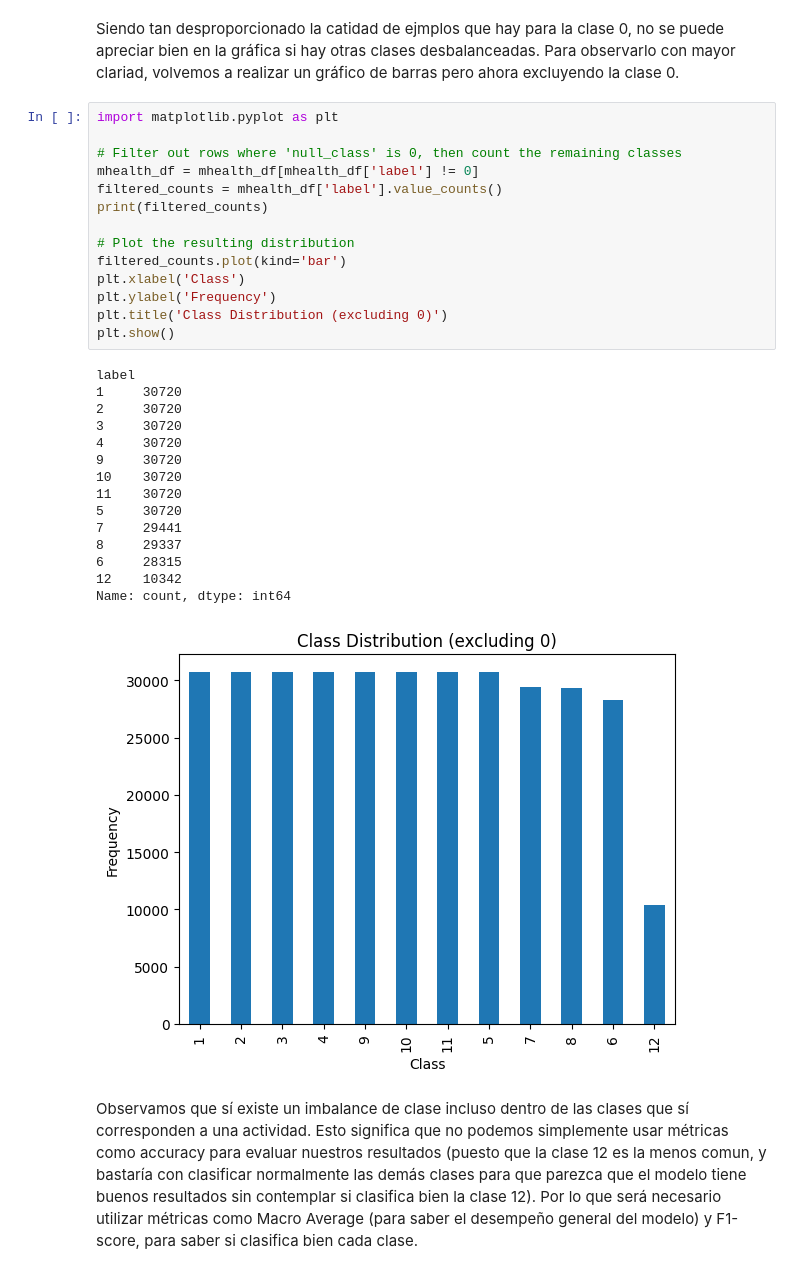
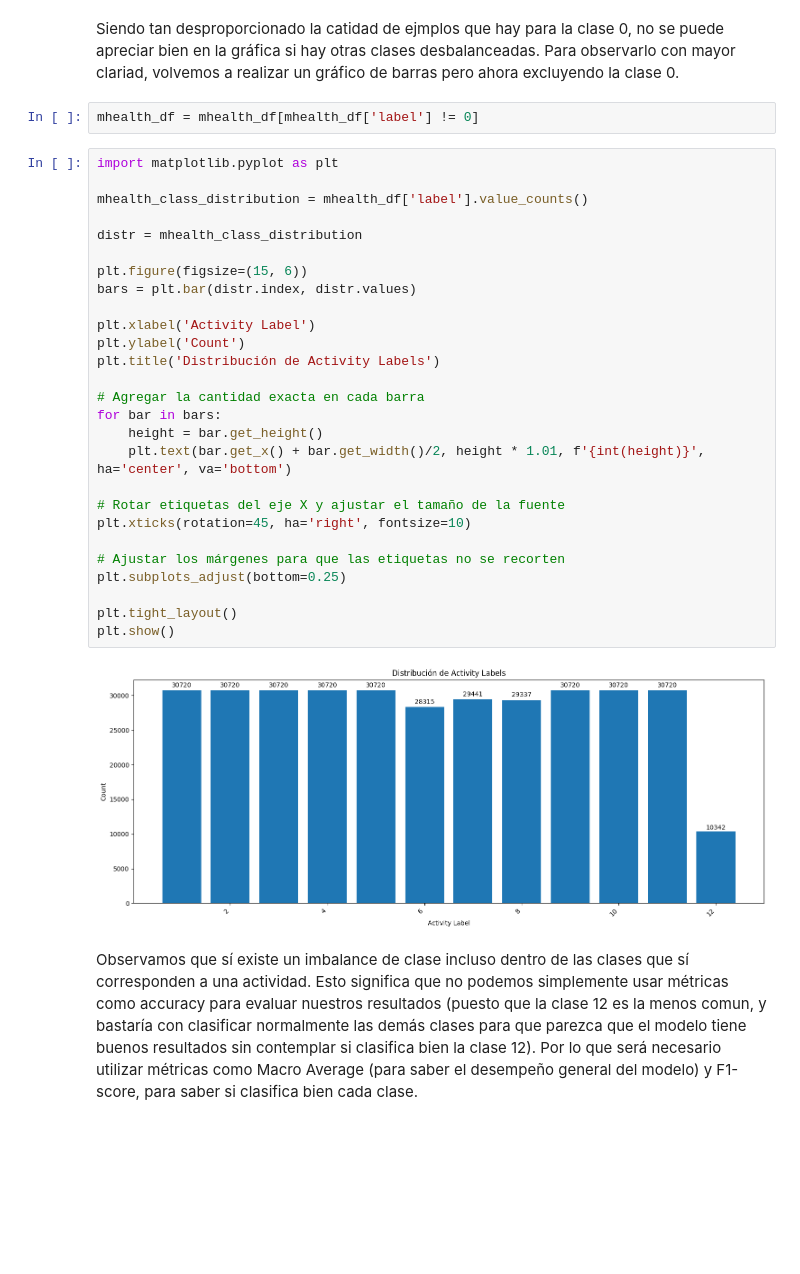
Before and after one commit to DanielRosadoRodriguez/HAR-Analysis, a Jupyter notebook: Dataset 1 - MHEALTH.ipynb, the cells around one changed output. Saved outputs shown, nothing was run; the diff lists cells and outputs as text; blank space fills up the shorter version.

```diff
--- a/Dataset 1 - MHEALTH.ipynb
+++ b/Dataset 1 - MHEALTH.ipynb
@@ -269,36 +267,37 @@ La gráfica de barras hace más claro que la clase 0 es la que más instancias t
 Como la clase 0 representa los valores en donde no hay actividad, podemos procesar estos con un downsampling ya que la variación de los datos en estas instancias debería ser muy pequeña (precisamente por que la persona no se mueve) y la variación en la desviación estándar de estos valores no debería cambiar mucho incluso si reducimos la cantidad de ejmplos.
 # %% [markdown]
 Siendo tan desproporcionado la catidad de ejmplos que hay para la clase 0, no se puede apreciar bien en la gráfica si hay otras clases desbalanceadas. Para observarlo con mayor clariad, volvemos a realizar un gráfico de barras pero ahora excluyendo la clase 0.
-# %%
-import matplotlib.pyplot as plt
-
-# Filter out rows where 'null_class' is 0, then count the remaining classes
-mhealth_df = mhealth_df[mhealth_df['label'] != 0]
-filtered_counts = mhealth_df['label'].value_counts()
-print(filtered_counts)
-
-# Plot the resulting distribution
-filtered_counts.plot(kind='bar')
-plt.xlabel('Class')
-plt.ylabel('Frequency')
-plt.title('Class Distribution (excluding 0)')
-plt.show()
-# %% [output]
-label
-1     30720
-2     30720
-3     30720
-4     30720
-9     30720
-10    30720
-11    30720
-5     30720
-7     29441
-8     29337
-6     28315
-12    10342
-Name: count, dtype: int64
-[figure, removed]
+# %%
+mhealth_df = mhealth_df[mhealth_df['label'] != 0]
+# %%
+import matplotlib.pyplot as plt
+
+mhealth_class_distribution = mhealth_df['label'].value_counts()
+
+distr = mhealth_class_distribution
+
+plt.figure(figsize=(15, 6))
+bars = plt.bar(distr.index, distr.values)
+
+plt.xlabel('Activity Label')
+plt.ylabel('Count')
+plt.title('Distribución de Activity Labels')
+
+# Agregar la cantidad exacta en cada barra
+for bar in bars:
+    height = bar.get_height()
+    plt.text(bar.get_x() + bar.get_width()/2, height * 1.01, f'{int(height)}', ha='center', va='bottom')
+
+# Rotar etiquetas del eje X y ajustar el tamaño de la fuente
+plt.xticks(rotation=45, ha='right', fontsize=10)
+
+# Ajustar los márgenes para que las etiquetas no se recorten
+plt.subplots_adjust(bottom=0.25)
+
+plt.tight_layout()
+plt.show()
+# %% [output]
+[figure, added]
 # %% [markdown]
 Observamos que sí existe un imbalance de clase incluso dentro de las clases que sí corresponden a una actividad. Esto significa que no podemos simplemente usar métricas como accuracy para evaluar nuestros resultados (puesto que la clase 12 es la menos comun, y bastaría con clasificar normalmente las demás clases para que parezca que el modelo tiene buenos resultados sin contemplar si clasifica bien la clase 12). Por lo que será necesario utilizar métricas como Macro Average (para saber el desempeño general del modelo) y F1-score, para saber si clasifica bien cada clase.
 # %% [markdown]
```
Also changed, not shown: parts of 23 cells of this notebook.
